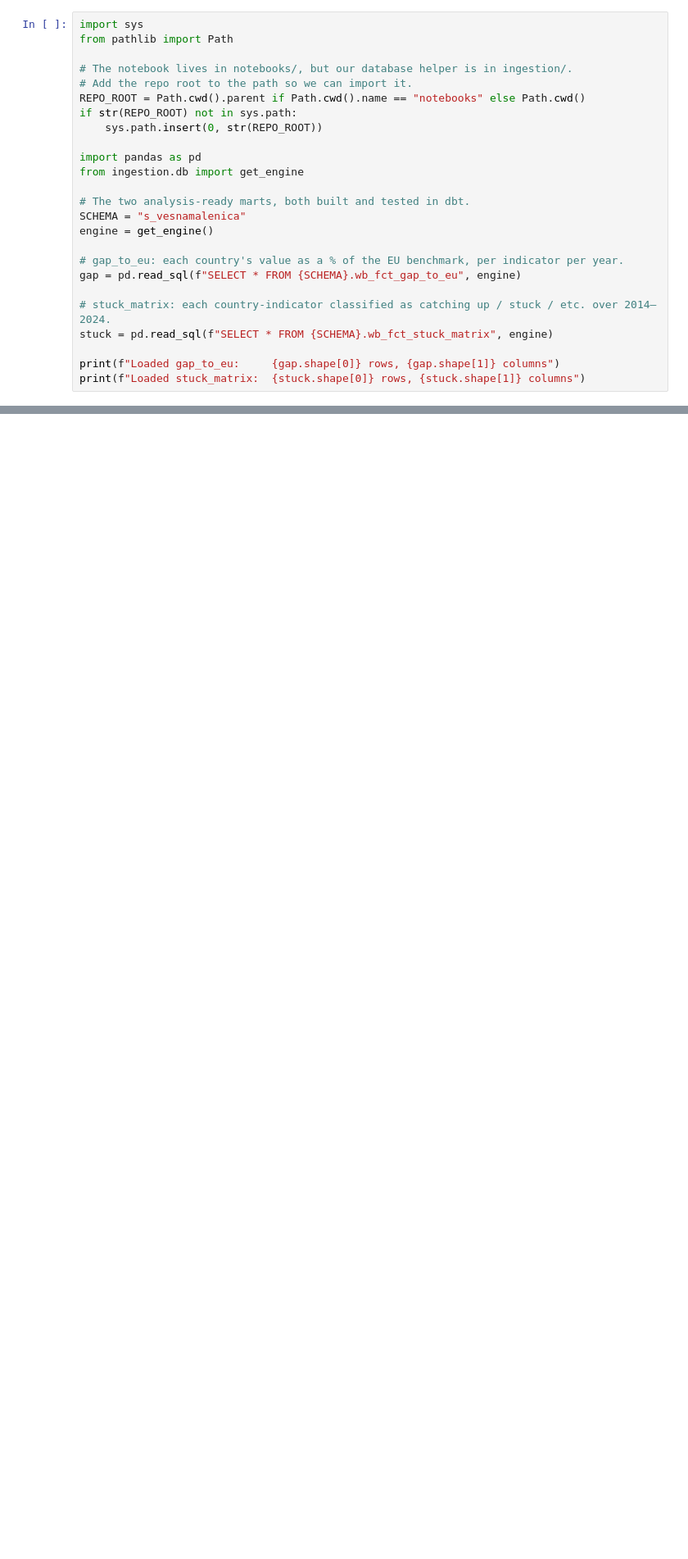
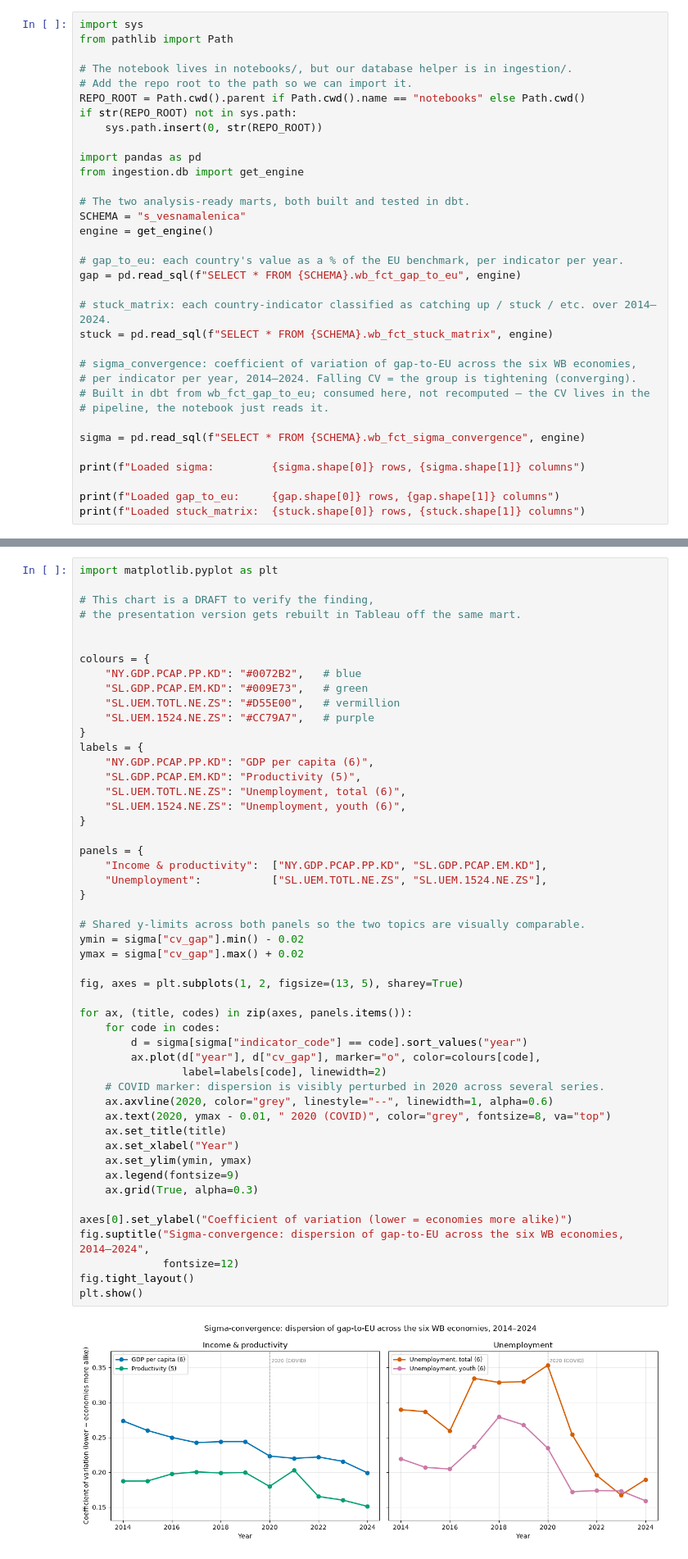
Before and after one commit to vesnamal/western-balkans-eu-convergence, a Jupyter notebook: notebooks/01_analysis.ipynb, the cells around one changed output, grey strips where cells are left out. Shown at 82% size. Drawn from its saved outputs; the diff is of its cells as text; blank space fills up the shorter version.

Commit message:
Add sigma-convergence analysis section to notebook (chart + Montenegro 2021 artifact finding)

```diff
--- a/notebooks/01_analysis.ipynb
+++ b/notebooks/01_analysis.ipynb
@@ -32,6 +32,15 @@ gap = pd.read_sql(f"SELECT * FROM {SCHEMA}.wb_fct_gap_to_eu", engine)
 # stuck_matrix: each country-indicator classified as catching up / stuck / etc. over 2014–2024.
 stuck = pd.read_sql(f"SELECT * FROM {SCHEMA}.wb_fct_stuck_matrix", engine)
 
+# sigma_convergence: coefficient of variation of gap-to-EU across the six WB economies,
+# per indicator per year, 2014–2024. Falling CV = the group is tightening (converging).
+# Built in dbt from wb_fct_gap_to_eu; consumed here, not recomputed — the CV lives in the
+# pipeline, the notebook just reads it.
+
+sigma = pd.read_sql(f"SELECT * FROM {SCHEMA}.wb_fct_sigma_convergence", engine)
+
+print(f"Loaded sigma:         {sigma.shape[0]} rows, {sigma.shape[1]} columns")
+
 print(f"Loaded gap_to_eu:     {gap.shape[0]} rows, {gap.shape[1]} columns")
 print(f"Loaded stuck_matrix:  {stuck.shape[0]} rows, {stuck.shape[1]} columns")
 # %% [output]
@@ -418,0 +439,52 @@ Most cells are green. Every economy is nominally moving toward the EU on most in
+# %%
+import matplotlib.pyplot as plt
+
+# This chart is a DRAFT to verify the finding,
+# the presentation version gets rebuilt in Tableau off the same mart.
+
+
+colours = {
+    "NY.GDP.PCAP.PP.KD": "#0072B2",   # blue
+    "SL.GDP.PCAP.EM.KD": "#009E73",   # green
+    "SL.UEM.TOTL.NE.ZS": "#D55E00",   # vermillion
+    "SL.UEM.1524.NE.ZS": "#CC79A7",   # purple
+}
+labels = {
+    "NY.GDP.PCAP.PP.KD": "GDP per capita (6)",
+    "SL.GDP.PCAP.EM.KD": "Productivity (5)",
+    "SL.UEM.TOTL.NE.ZS": "Unemployment, total (6)",
+    "SL.UEM.1524.NE.ZS": "Unemployment, youth (6)",
+}
+
+panels = {
+    "Income & productivity":  ["NY.GDP.PCAP.PP.KD", "SL.GDP.PCAP.EM.KD"],
+    "Unemployment":           ["SL.UEM.TOTL.NE.ZS", "SL.UEM.1524.NE.ZS"],
+}
+
+# Shared y-limits across both panels so the two topics are visually comparable.
+ymin = sigma["cv_gap"].min() - 0.02
+ymax = sigma["cv_gap"].max() + 0.02
+
+fig, axes = plt.subplots(1, 2, figsize=(13, 5), sharey=True)
+
+for ax, (title, codes) in zip(axes, panels.items()):
+    for code in codes:
+        d = sigma[sigma["indicator_code"] == code].sort_values("year")
+        ax.plot(d["year"], d["cv_gap"], marker="o", color=colours[code],
+                label=labels[code], linewidth=2)
+    # COVID marker: dispersion is visibly perturbed in 2020 across several series.
+    ax.axvline(2020, color="grey", linestyle="--", linewidth=1, alpha=0.6)
+    ax.text(2020, ymax - 0.01, " 2020 (COVID)", color="grey", fontsize=8, va="top")
+    ax.set_title(title)
+    ax.set_xlabel("Year")
+    ax.set_ylim(ymin, ymax)
+    ax.legend(fontsize=9)
+    ax.grid(True, alpha=0.3)
+
+axes[0].set_ylabel("Coefficient of variation (lower = economies more alike)")
+fig.suptitle("Sigma-convergence: dispersion of gap-to-EU across the six WB economies, 2014–2024",
+             fontsize=12)
+fig.tight_layout()
+plt.show()
+# %% [output]
+[figure, added]
```
Also changed, not shown: parts of 5 cells of this notebook.
